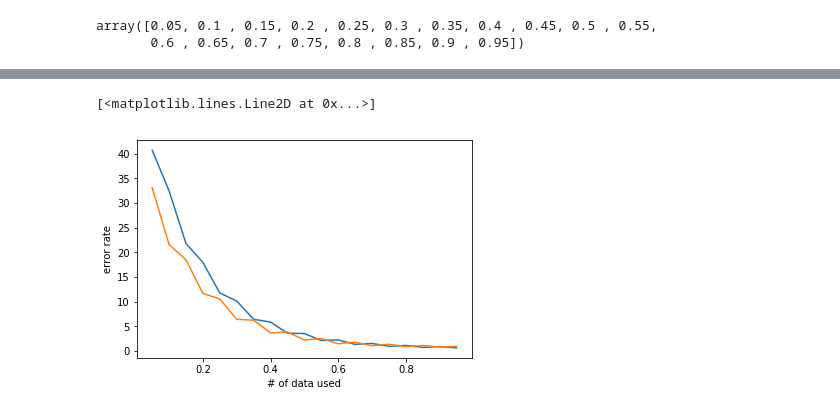
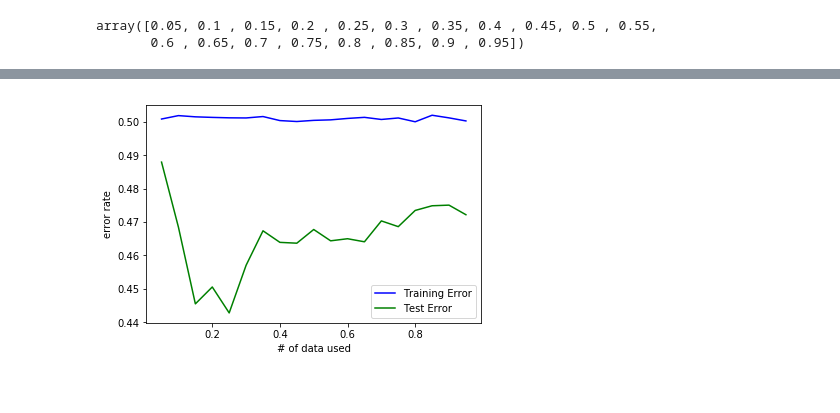
Before and after one commit to e-mk/ml-homeworks, a Jupyter notebook: homework.ipynb, the cells around one changed output, grey strips where cells are left out. Saved outputs shown, nothing was run; the diff lists cells and outputs as text; code cells hidden in the pictures.

```diff
--- a/homework.ipynb
+++ b/homework.ipynb
@@ -136,18 +135,18 @@ loss(y,X,weights)
 # %%
-def df_dx(y,X,weights,index):
-    h = 0.5
-    current = loss(y,X,weights)
-    weights_=np.append(weights[:index],weights[index]+h)
-    weights_ = np.append(weights_,weights[index+1:])
-    next_ = loss(y,X,weights_)
+def df_dx(y_vector,x_matrix,weights,index):
+    h = 0.01
+    current = loss(y_vector, x_matrix, weights)
+    weights_=np.append(weights[:index],weights[index] + h)
+    weights_ = np.append(weights_,weights[index + 1:])
+    next_ = loss(y_vector,x_matrix,weights_)
     #print('index:' + str(index)    +' weights: ' + str(weights_[index]))
     return (next_-current)/h
 # %%
 
-def simplify(weights):
+def simplify(weights, y_vector, x_matrix):
     weights_new = np.array([])
     for index, el in enumerate(weights):
-        weights_new = np.append(weights_new, weights[index] - 0.5*df_dx(y,X,weights, index))
+        weights_new = np.append(weights_new, weights[index] - 0.05 * df_dx(y_vector, x_matrix, weights, index))
     return weights_new
 # %%
 def train_weights(y_vector, x_matrix, weights):
@@ -155,7 +154,7 @@ def train_weights(y_vector, x_matrix, weights):
     #print(len(weights))
     while True:
         current_loss = loss(y_vector, x_matrix, weights)
-        for index, el in enumerate(simplify(weights)):
+        for index, el in enumerate(simplify(weights, y_vector, x_matrix)):
             weights[index]=el
 
         #print ( "weights:  " + str(weights))
@@ -163,7 +162,7 @@ def train_weights(y_vector, x_matrix, weights):
         next_loss = loss(y_vector, x_matrix, weights)
         #print("***loss:"+str(next_loss))
         index+=1
-        if(0.5 >= next_loss or index>10):
+        if(0.5 >= next_loss or index > 30):
             break;
     #print(weights)
     return current_loss
@@ -180,16 +179,17 @@ array([0.05, 0.1 , 0.15, 0.2 , 0.25, 0.3 , 0.35, 0.4 , 0.45, 0.5 , 0.55,
        0.6 , 0.65, 0.7 , 0.75, 0.8 , 0.85, 0.9 , 0.95])
 # %%
 # def curve_values(data_part, y_train, y_test, X_train, X_test):
-weights=np.array([1.,1.,1.,-1.4,1.,-1.,0.1,2,.3,.1,4.1,0.8])
+
 train_value=np.array([])
 test_value=np.array([])
 for index, el in enumerate(data_part):
-    train_error=train_weights(y_train, X_train[:int(len(X_train)*el)], weights)
-    test_error=loss(y_test, X_test[:int(len(X_test)*el)], weights)
+    weights=np.array([1.,1.,1.,-1.4,1.,-1.,0.1,2,.3,.1,4.1,0.8])
+    train_error=train_weights(y_train[:int(len(y_train)*el)], X_train[:int((len(X_train))*el)], weights)
+    test_error=loss(y_test, X_test, weights)
     train_value = np.append(train_value,train_error)
     test_value = np.append(test_value, test_error)
-    if(train_error==test_error):
-        break;
+#     if(train_error==test_error):
+#         break;
 print(train_value)
 
 #train_value
@@ -242,10 +202,12 @@ len(train_value)
 # %%
 plt.xlabel('# of data used')
 plt.ylabel('error rate')
-plt.plot(data_part, train_value)
-plt.plot(data_part, test_value)
+plt.plot(data_part, train_value, 'b', label='Training Error')
+plt.plot(data_part, test_value, 'g', label='Test Error')
+
+plt.legend()
+plt.show()
 # %% [output]
-[<matplotlib.lines.Line2D at 0x...>]
-[figure, old version]
+[figure, new version]
 # %%
 train_value
```
Also changed, not shown: parts of 9 cells of this notebook.
